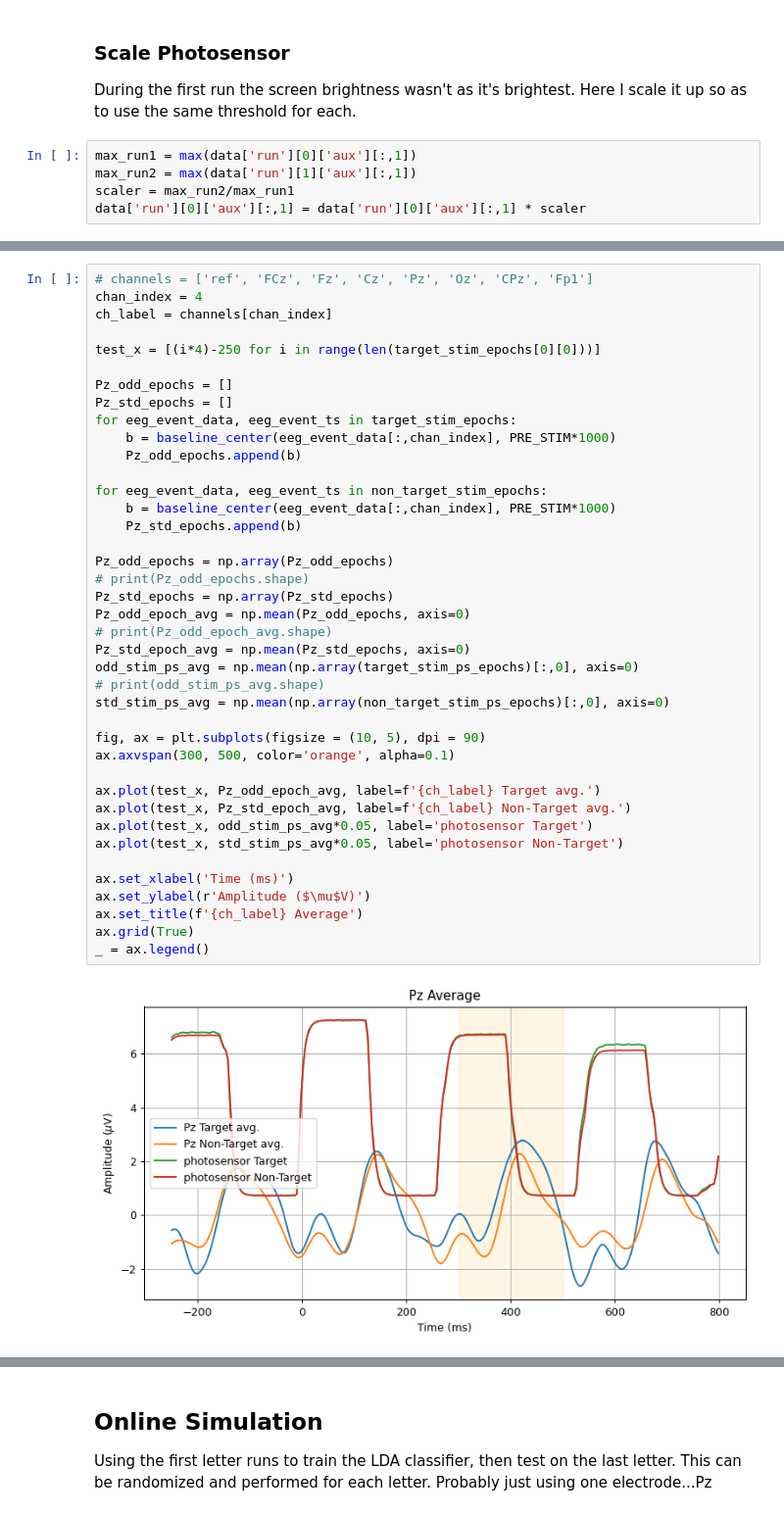
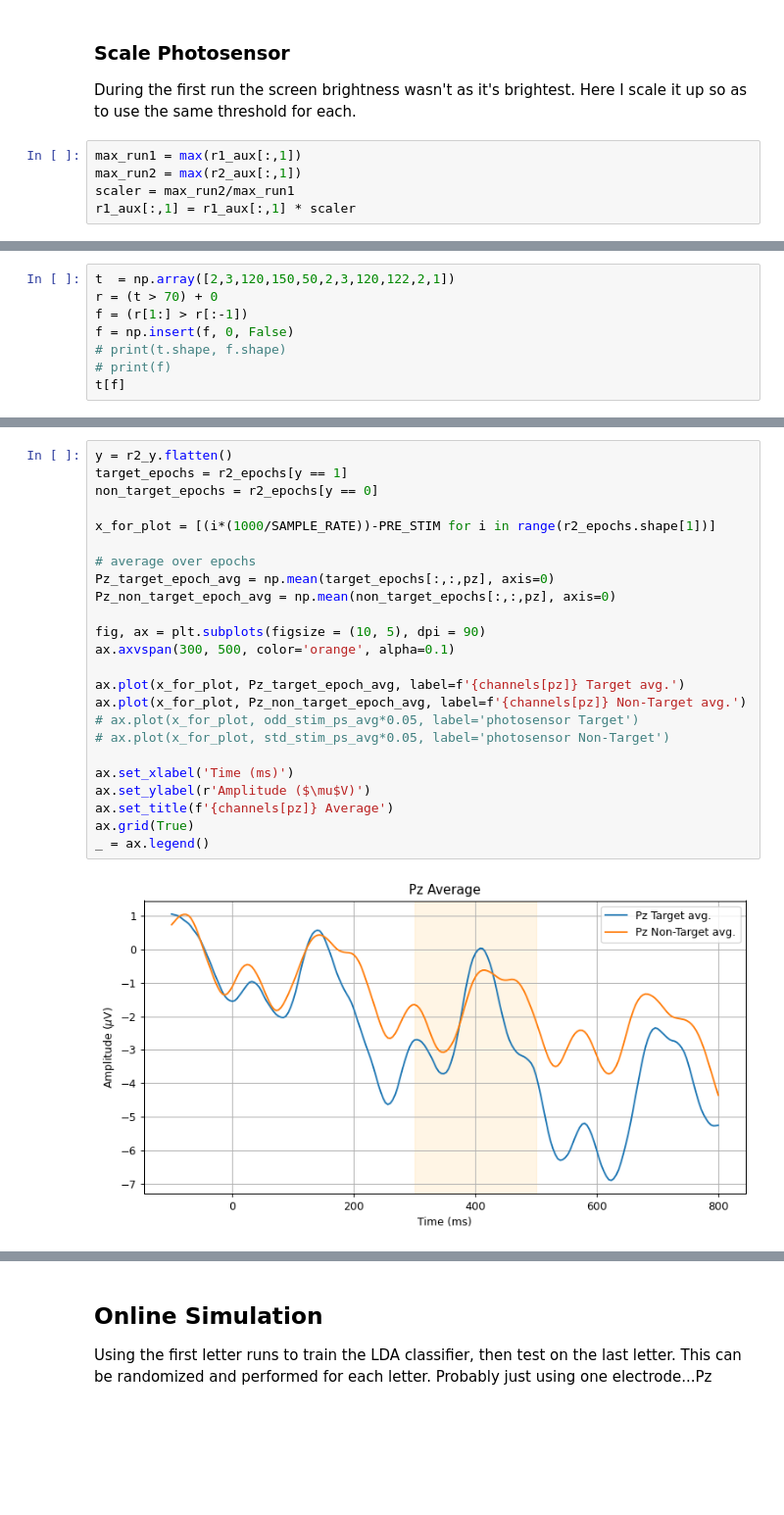
Before and after one commit to Surfincolin/openbci-standards, a Jupyter notebook: Speller_Learn.ipynb, the cells around one changed output, grey strips where cells are left out. Shown: that part at 98% size. Drawn from its saved outputs; the diff is of its cells as text; blank space fills up the shorter version.

```diff
--- a/Speller_Learn.ipynb
+++ b/Speller_Learn.ipynb
@@ -104,8 +323,8 @@ run_2 = data['run'][1]
 ### Scale Photosensor
 During the first run the screen brightness wasn't as it's brightest. Here I scale it up so as to use the same threshold for each.
 # %%
-max_run1 = max(data['run'][0]['aux'][:,1])
-max_run2 = max(data['run'][1]['aux'][:,1])
+max_run1 = max(r1_aux[:,1])
+max_run2 = max(r2_aux[:,1])
 scaler = max_run2/max_run1
-data['run'][0]['aux'][:,1] = data['run'][0]['aux'][:,1] * scaler
+r1_aux[:,1] = r1_aux[:,1] * scaler
 # %%
@@ -243,0 +354,8 @@ def baseline_center(eeg_event_ch, baseline_duration):
+# %%
+t  = np.array([2,3,120,150,50,2,3,120,122,2,1])
+r = (t > 70) + 0
+f = (r[1:] > r[:-1])
+f = np.insert(f, 0, False)
+# print(t.shape, f.shape)
+# print(f)
+t[f]
@@ -244,42 +436,26 @@ def baseline_center(eeg_event_ch, baseline_duration):
 # %%
-# channels = ['ref', 'FCz', 'Fz', 'Cz', 'Pz', 'Oz', 'CPz', 'Fp1']
-chan_index = 4
-ch_label = channels[chan_index]
+y = r2_y.flatten()
+target_epochs = r2_epochs[y == 1]
+non_target_epochs = r2_epochs[y == 0]
 
-test_x = [(i*4)-250 for i in range(len(target_stim_epochs[0][0]))]
+x_for_plot = [(i*(1000/SAMPLE_RATE))-PRE_STIM for i in range(r2_epochs.shape[1])]
 
-Pz_odd_epochs = []
-Pz_std_epochs = []
-for eeg_event_data, eeg_event_ts in target_stim_epochs:
-    b = baseline_center(eeg_event_data[:,chan_index], PRE_STIM*1000)
-    Pz_odd_epochs.append(b)
-
-for eeg_event_data, eeg_event_ts in non_target_stim_epochs:
-    b = baseline_center(eeg_event_data[:,chan_index], PRE_STIM*1000)
-    Pz_std_epochs.append(b)
-
-Pz_odd_epochs = np.array(Pz_odd_epochs)
-# print(Pz_odd_epochs.shape)
-Pz_std_epochs = np.array(Pz_std_epochs)
-Pz_odd_epoch_avg = np.mean(Pz_odd_epochs, axis=0)
-# print(Pz_odd_epoch_avg.shape)
-Pz_std_epoch_avg = np.mean(Pz_std_epochs, axis=0)
-odd_stim_ps_avg = np.mean(np.array(target_stim_ps_epochs)[:,0], axis=0)
-# print(odd_stim_ps_avg.shape)
-std_stim_ps_avg = np.mean(np.array(non_target_stim_ps_epochs)[:,0], axis=0)
+# average over epochs
+Pz_target_epoch_avg = np.mean(target_epochs[:,:,pz], axis=0)
+Pz_non_target_epoch_avg = np.mean(non_target_epochs[:,:,pz], axis=0)
 
 fig, ax = plt.subplots(figsize = (10, 5), dpi = 90)
 ax.axvspan(300, 500, color='orange', alpha=0.1)
 
-ax.plot(test_x, Pz_odd_epoch_avg, label=f'{ch_label} Target avg.')
-ax.plot(test_x, Pz_std_epoch_avg, label=f'{ch_label} Non-Target avg.')
-ax.plot(test_x, odd_stim_ps_avg*0.05, label='photosensor Target')
-ax.plot(test_x, std_stim_ps_avg*0.05, label='photosensor Non-Target')
+ax.plot(x_for_plot, Pz_target_epoch_avg, label=f'{channels[pz]} Target avg.')
+ax.plot(x_for_plot, Pz_non_target_epoch_avg, label=f'{channels[pz]} Non-Target avg.')
+# ax.plot(x_for_plot, odd_stim_ps_avg*0.05, label='photosensor Target')
+# ax.plot(x_for_plot, std_stim_ps_avg*0.05, label='photosensor Non-Target')
 
 ax.set_xlabel('Time (ms)')
 ax.set_ylabel(r'Amplitude ($\mu$V)')
-ax.set_title(f'{ch_label} Average')
+ax.set_title(f'{channels[pz]} Average')
 ax.grid(True)
 _ = ax.legend()
 # %% [output]
-[figure, old version]
+[figure, new version]
```
Also changed, not shown: parts of 43 cells of this notebook.
